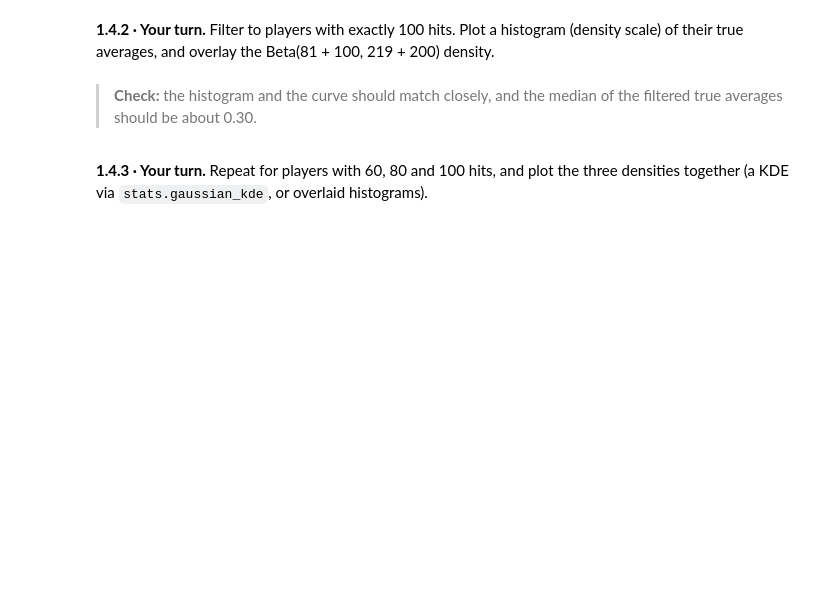
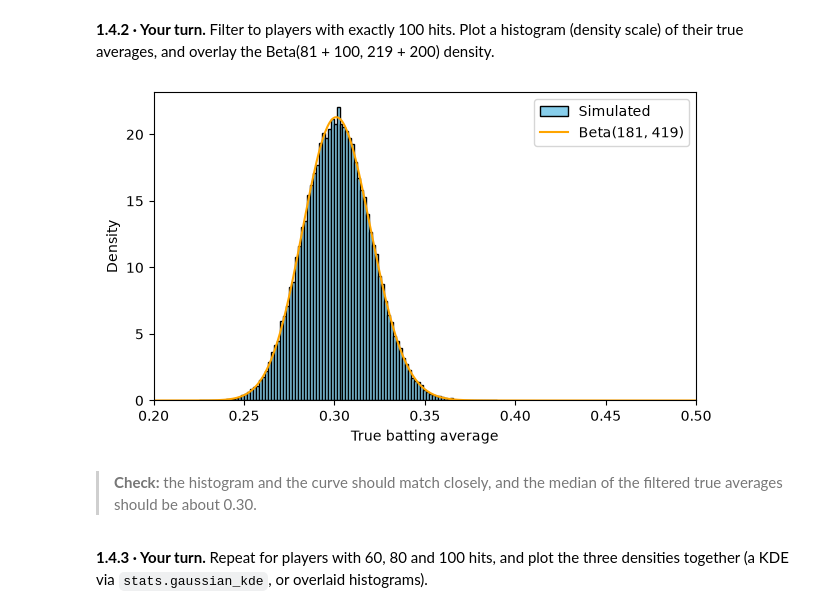
Before and after one commit to jliu771/BayesBaseballCardsandComputers, a Jupyter notebook: empirical_bayes/01_beta_distribution_JLanswers.ipynb, the cells around one changed output. Cells and saved outputs as stored; diff of their text form; code cells hidden in the pictures; blank space fills up the shorter version.

```diff
--- a/empirical_bayes/01_beta_distribution_JLanswers.ipynb
+++ b/empirical_bayes/01_beta_distribution_JLanswers.ipynb
@@ -143,3 +172,8 @@ Memory tip: 10 million draws is about 80 MB per array. Start with 1 million if y
 **1.4.1 · Your turn.** Simulate `true_average = rng.beta(81, 219, size=N)` and `hits = rng.binomial(300, true_average)`. Keep both in a DataFrame.
 # %%
 # 1.4.1 · Your code here
+N = int(1e7)
+true_average = rng.beta(81, 219, size = N)
+hits = rng.binomial(300, true_average)
+df = pd.DataFrame({"true avg": true_average, "hits": hits})
+df.head(), len(df)
@@ -150,3 +190,17 @@ Memory tip: 10 million draws is about 80 MB per array. Start with 1 million if y
+# %%
+y_sim = df.loc[df["hits"] == 100, "true avg"]
+x = np.linspace(0.2, 0.5, 500)
+y_beta = stats.beta(181, 419).pdf(x)
+plt.hist(y_sim, bins=100, edgecolor='black', color='skyblue', label = "Simulated", density = True)
+plt.plot(x, y_beta, label = f"Beta(181, 419)", color = 'orange')
+# Add labels and show plot
+plt.xlabel('True batting average')
+plt.xlim(0.2, 0.5)
+plt.ylabel('Density')
+plt.legend()
+plt.show()
+# %% [output]
+[figure, added]
 # %% [markdown]
 > **Check:** the histogram and the curve should match closely, and the median of the filtered true averages should be about 0.30.
 # %% [markdown]
```
Also changed, not shown: parts of 17 cells of this notebook, 17 other files.
